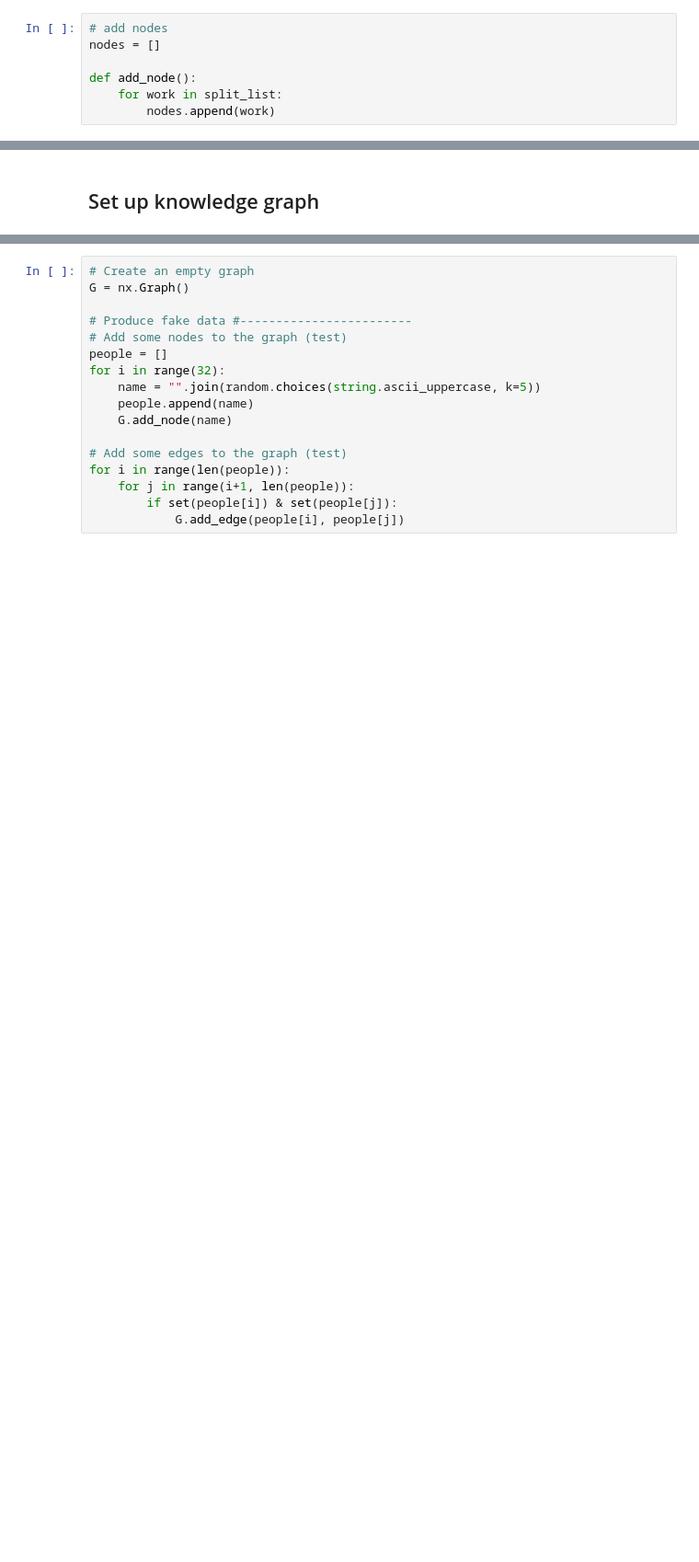
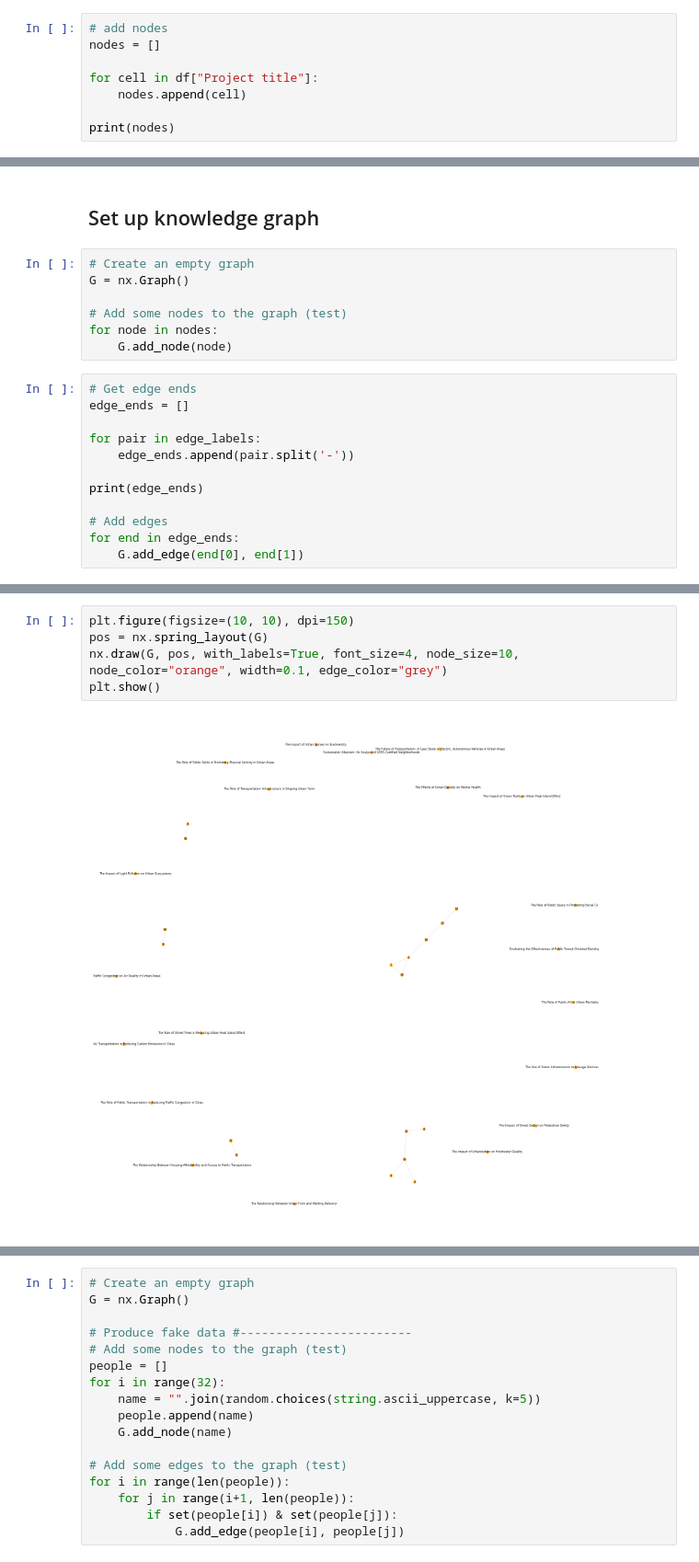
Before and after one commit to WilliamShengYangHuang/AA_Knowledge_Graph_Research, a Jupyter notebook: AA_KG_test_01.ipynb, the cells around one changed output, grey strips where cells are left out. Shown: that part at 92% size. Drawn from its saved outputs; the diff is of its cells as text; blank space fills up the shorter version.

```diff
--- a/AA_KG_test_01.ipynb
+++ b/AA_KG_test_01.ipynb
@@ -69,6 +69,7 @@ John Smith
 # add nodes
 nodes = []
 
-def add_node():
-    for work in split_list:
-        nodes.append(work)
+for cell in df["Project title"]:
+    nodes.append(cell)
+
+print(nodes)
@@ -93,2 +96,21 @@ print(edge_labels)
 # %% [markdown]
 ## Set up knowledge graph
+# %%
+# Create an empty graph
+G = nx.Graph()
+
+# Add some nodes to the graph (test)
+for node in nodes:
+    G.add_node(node)
+# %%
+# Get edge ends
+edge_ends = []
+
+for pair in edge_labels:
+    edge_ends.append(pair.split('-'))
+
+print(edge_ends)
+
+# Add edges
+for end in edge_ends:
+    G.add_edge(end[0], end[1])
@@ -94,0 +119,7 @@ print(edge_labels)
+# %%
+plt.figure(figsize=(10, 10), dpi=150)
+pos = nx.spring_layout(G)
+nx.draw(G, pos, with_labels=True, font_size=4, node_size=10, node_color="orange", width=0.1, edge_color="grey")
+plt.show()
+# %% [output]
+[figure, added]
```
Also changed, not shown: parts of 7 cells of this notebook.
